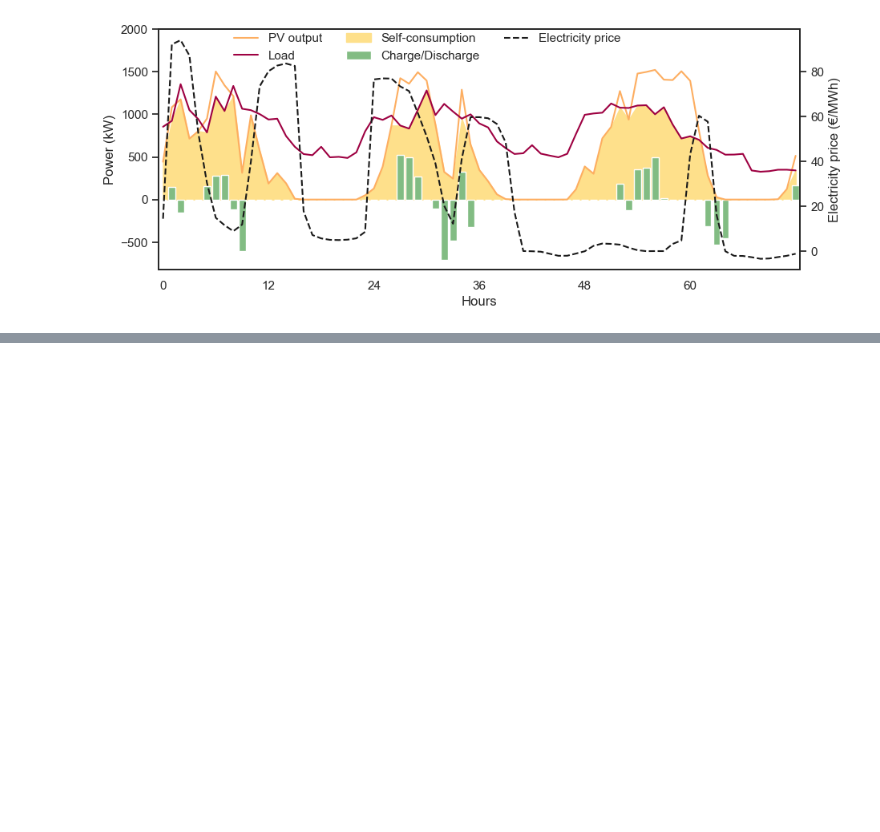
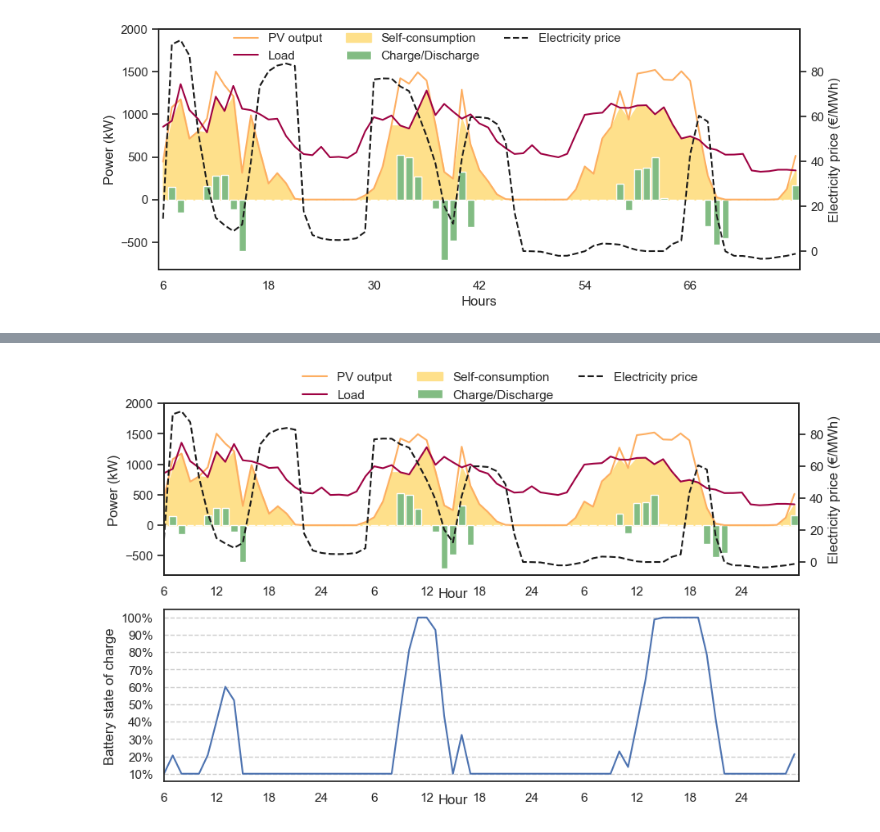
Before and after one commit to GoldenPotatis/energy-community-bess, a Jupyter notebook: src/main-case2.ipynb, the cells around one changed output, grey strips where cells are left out. Drawn from its saved outputs; the diff is of its cells as text; code cells hidden in the pictures; blank space fills up the shorter version.

Commit message:
revision of figures

```diff
--- a/src/main-case2.ipynb
+++ b/src/main-case2.ipynb
@@ -360,0 +270,44 @@ plt.savefig('results.png', dpi=600, bbox_inches='tight')
+# %%
+fig = plt.figure(figsize=(10,6))
+sns.set_theme(style='white')
+#plt.style.use('seaborn-white')
+ax = fig.add_subplot(211)
+ax_twin = ax.twinx() # share the x, electricity price
+
+sns.lineplot(x=pv_output.index, y=pv_output.values, ax=ax, color='#fdae61', alpha=1, label='PV output')
+sns.lineplot(x=load.index, y=load.values, ax=ax, color='#9e0142', label='Load')
+sns.lineplot(x=selected_price.index, y=selected_price.values*1000, ax=ax_twin, linestyle='--', color='k', label='Electricity price')
+ax.stackplot(self_consumption2.index, self_consumption2.values, color='#fee08b', labels=['Self-consumption'])
+sns.barplot(x=charge_discharge.index, y=charge_discharge, ax=ax, color='#78c679', label='Charge/Discharge')
+
+ax.set_xticks([i for i in range(0,72,6)])
+ax.set_xticklabels([6, 12, 18, 24, 6, 12, 18, 24, 6, 12, 18, 24])
+ax.set_xlabel('Hour')
+ax.xaxis.set_label_coords(0.455,-0.07)
+ax.set_xlim(left=0)
+
+ax.set_ylabel('Power (kW)')
+ax.set_yticks([i for i in range(-500, 2500, 500)])
+ax_twin.set_ylabel('Electricity price (€/MWh)')
+ax_twin.get_legend().remove()
+
+handles1, labels1 = ax.get_legend_handles_labels()
+handles2, labels2 = ax_twin.get_legend_handles_labels()
+
+ax.legend(handles1+handles2, labels1+labels2, bbox_to_anchor=(0.2, 0.95), ncol=3, frameon=0)
+
+ax_soc = fig.add_subplot(212, sharex=ax)
+sns.lineplot(x=battery_soc.index, y=battery_soc, ax=ax_soc)
+#ax_soc.set_xticks([i for i in range(6,72,6)])
+ax_soc.set_ylabel('Battery state of charge')
+ax_soc.set_yticks([i*0.1 for i in range(1,11)])
+ax_soc.set_yticklabels([str(i*10)+'%' for i in range(1,11)])
+ax_soc.grid(axis='y', linestyle='--')
+ax_soc.set_xlabel('Hour')
+ax_soc.xaxis.set_label_coords(0.455,-0.07)
+
+plt.savefig('dashboard.png', dpi=600, bbox_inches='tight')
+
+plt.show()
+# %% [output]
+[figure, added]
```
Also changed, not shown: parts of 8 cells of this notebook, 8 other files.
